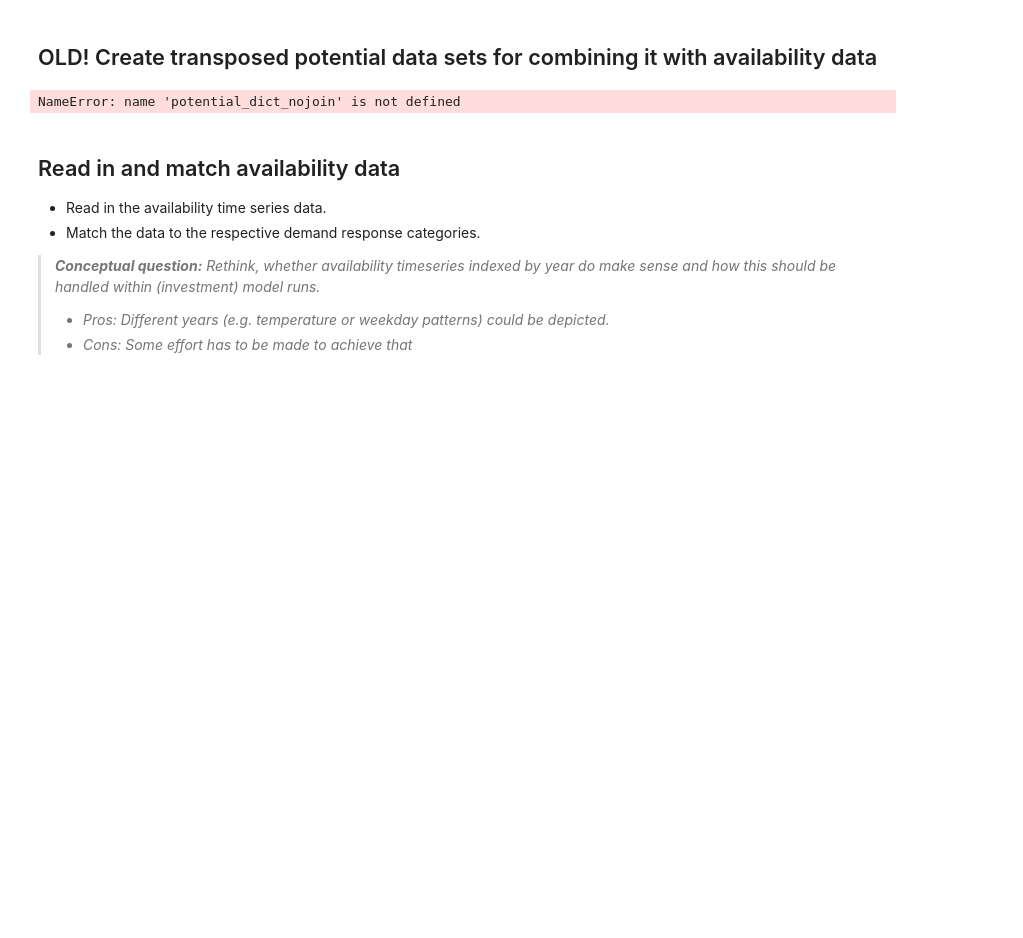
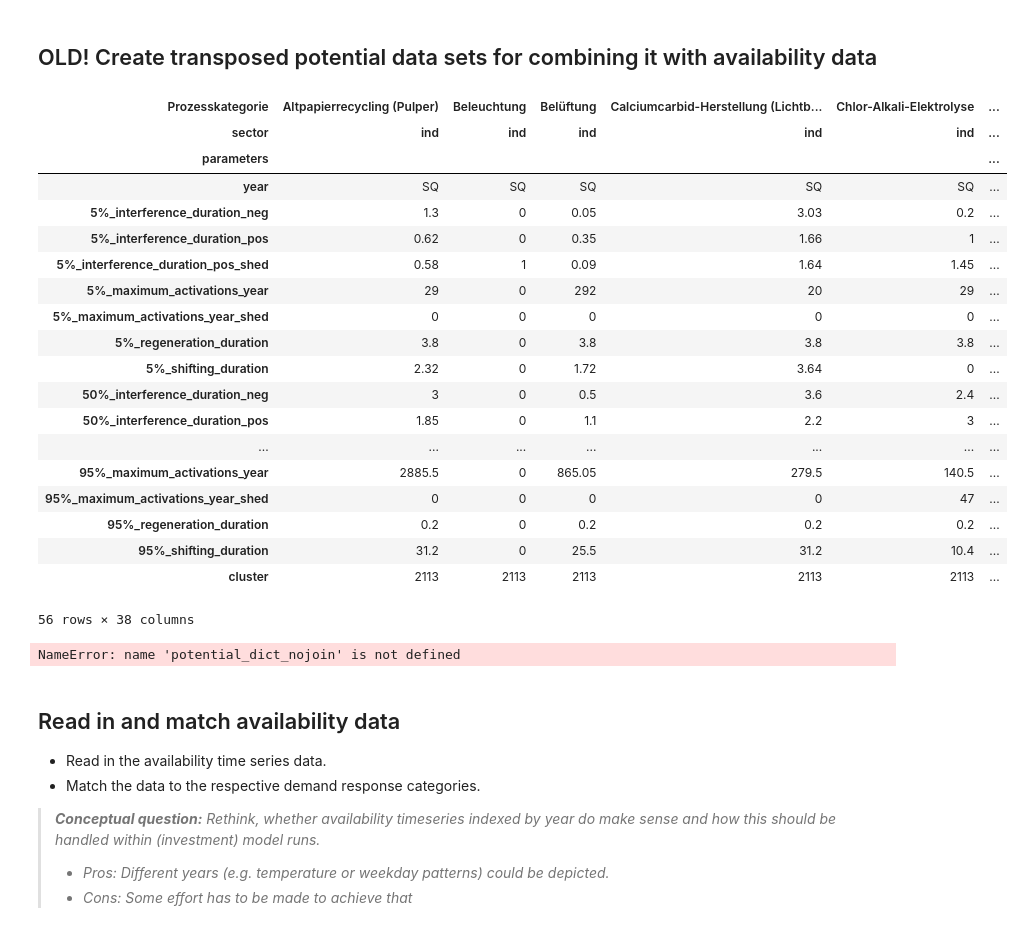
Before and after one commit to jokochems/DR_Potentials, a Jupyter notebook: DR_potential_clustering.ipynb, the cells around one changed output. Drawn from its saved outputs; the diff is of its cells as text; code cells hidden in the pictures; blank space fills up the shorter version.

```diff
--- a/DR_potential_clustering.ipynb
+++ b/DR_potential_clustering.ipynb
@@ -1036,5 +1068,28 @@ cluster number: 44
 # %% [markdown]
 ## OLD! Create transposed potential data sets for combining it with availability data
+# %%
+parameters_for_clustering_status_quo.T
+# %% [output]
+| Prozesskategorie | Altpapierrecycling (Pulper) | Beleuchtung | Belüftung | Calciumcarbid-Herstellung (Lichtb... | Chlor-Alkali-Elektrolyse | ... |
+| sector | ind | ind | ind | ind | ind | ... |
+| parameters |  |  |  |  |  | ... |
+| year | SQ | SQ | SQ | SQ | SQ | ... |
+| 5%_interference_duration_neg | 1.3 | 0 | 0.05 | 3.03 | 0.2 | ... |
+| 5%_interference_duration_pos | 0.62 | 0 | 0.35 | 1.66 | 1 | ... |
+| 5%_interference_duration_pos_shed | 0.58 | 1 | 0.09 | 1.64 | 1.45 | ... |
+| 5%_maximum_activations_year | 29 | 0 | 292 | 20 | 29 | ... |
+| 5%_maximum_activations_year_shed | 0 | 0 | 0 | 0 | 0 | ... |
+| 5%_regeneration_duration | 3.8 | 0 | 3.8 | 3.8 | 3.8 | ... |
+| 5%_shifting_duration | 2.32 | 0 | 1.72 | 3.64 | 0 | ... |
+| 50%_interference_duration_neg | 3 | 0 | 0.5 | 3.6 | 2.4 | ... |
+| 50%_interference_duration_pos | 1.85 | 0 | 1.1 | 2.2 | 3 | ... |
+| ... | ... | ... | ... | ... | ... | ... |
+| 95%_maximum_activations_year | 2885.5 | 0 | 865.05 | 279.5 | 140.5 | ... |
+| 95%_maximum_activations_year_shed | 0 | 0 | 0 | 0 | 47 | ... |
+| 95%_regeneration_duration | 0.2 | 0 | 0.2 | 0.2 | 0.2 | ... |
+| 95%_shifting_duration | 31.2 | 0 | 25.5 | 31.2 | 10.4 | ... |
+| cluster | 2113 | 2113 | 2113 | 2113 | 2113 | ... |
+56 rows × 38 columns
 # %%
 # Initialize dicts to store the transposed (and not joined) potential data
 # as well as the availability time series
```
Also changed, not shown: parts of 24 cells of this notebook.
